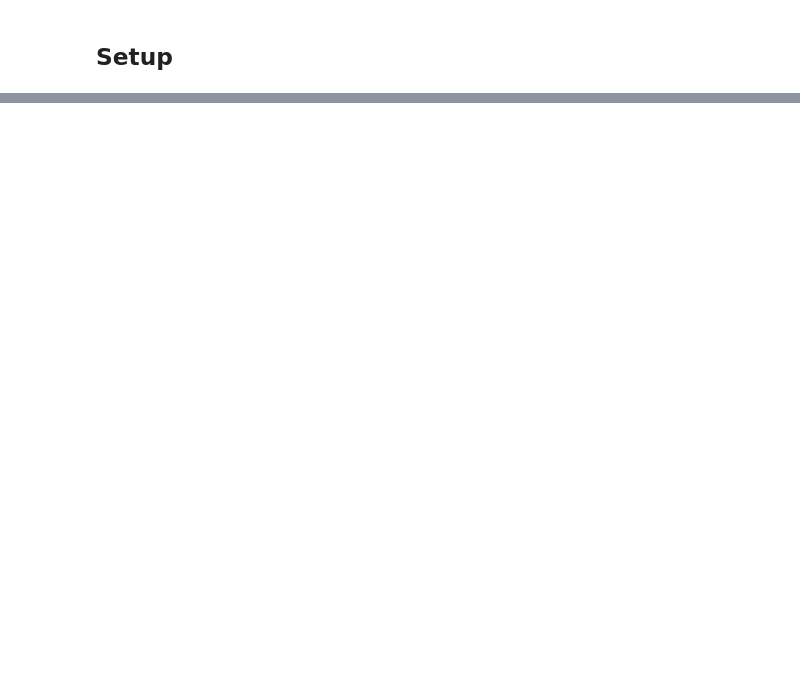
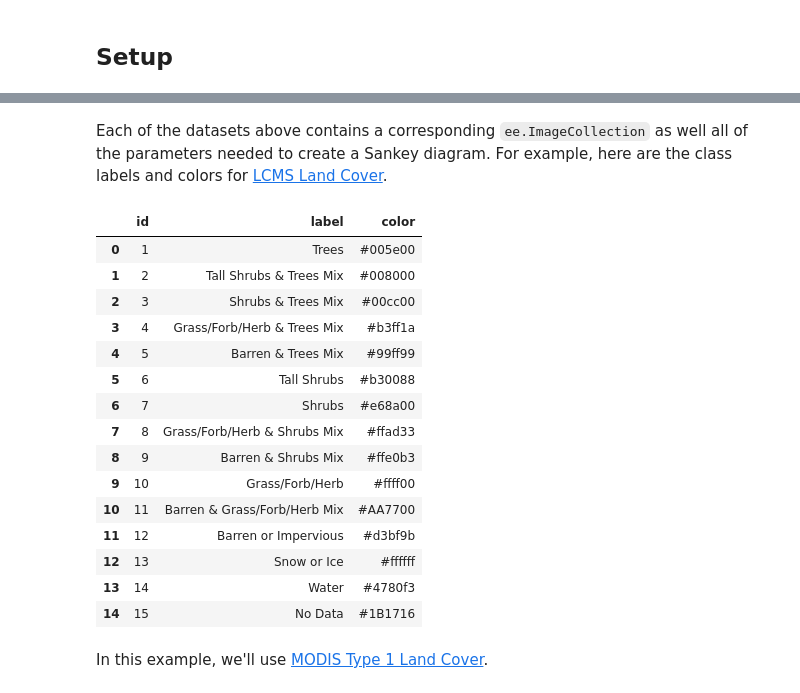
Before and after one commit to aazuspan/sankee, a Jupyter notebook: docs/examples/modis_snow_and_ice.ipynb, the cells around one changed output, grey strips where cells are left out. Drawn from its saved outputs; the diff is of its cells as text; code cells hidden in the pictures; blank space fills up the shorter version.

```diff
--- a/docs/examples/modis_snow_and_ice.ipynb
+++ b/docs/examples/modis_snow_and_ice.ipynb
@@ -66,0 +27,23 @@ For repeatability, we'll manually define our area of interest.
+# %% [markdown]
+Each of the datasets above contains a corresponding `ee.ImageCollection` as well all of the parameters needed to create a Sankey diagram. For example, here are the class labels and colors for [LCMS Land Cover](https://developers.google.com/earth-engine/datasets/catalog/USFS_GTAC_LCMS_v2021-7).
+# %%
+sankee.datasets.LCMS_LC.df
+# %% [output]
+|  | id | label | color |
+| 0 | 1 | Trees | #005e00 |
+| 1 | 2 | Tall Shrubs & Trees Mix | #008000 |
+| 2 | 3 | Shrubs & Trees Mix | #00cc00 |
+| 3 | 4 | Grass/Forb/Herb & Trees Mix | #b3ff1a |
+| 4 | 5 | Barren & Trees Mix | #99ff99 |
+| 5 | 6 | Tall Shrubs | #b30088 |
+| 6 | 7 | Shrubs | #e68a00 |
+| 7 | 8 | Grass/Forb/Herb & Shrubs Mix | #ffad33 |
+| 8 | 9 | Barren & Shrubs Mix | #ffe0b3 |
+| 9 | 10 | Grass/Forb/Herb | #ffff00 |
+| 10 | 11 | Barren & Grass/Forb/Herb Mix | #AA7700 |
+| 11 | 12 | Barren or Impervious | #d3bf9b |
+| 12 | 13 | Snow or Ice | #ffffff |
+| 13 | 14 | Water | #4780f3 |
+| 14 | 15 | No Data | #1B1716 |
+# %% [markdown]
+In this example, we'll use [MODIS Type 1 Land Cover](https://developers.google.com/earth-engine/datasets/catalog/MODIS_006_MCD12Q1).
```
Also changed, not shown: parts of 37 cells of this notebook.
